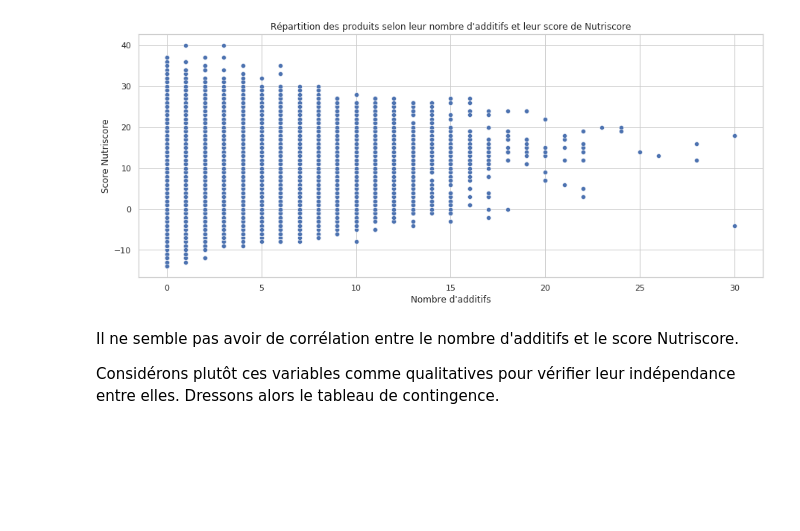
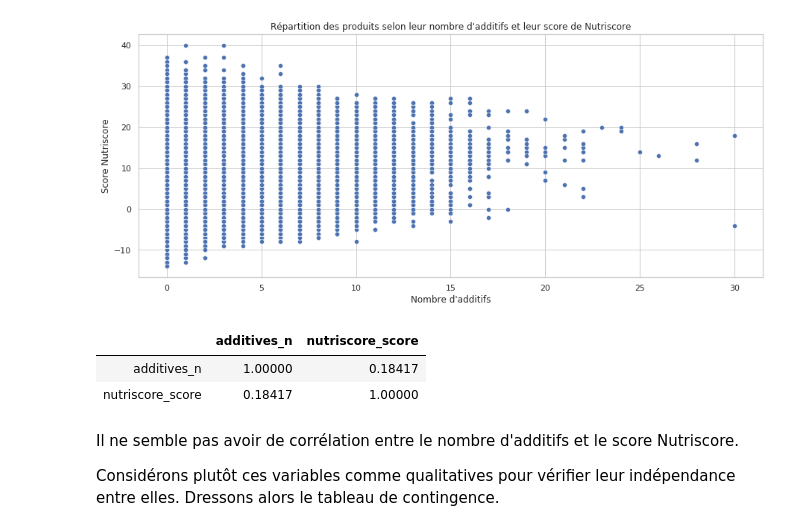
Before and after one commit to sebastienbourgeois/oc-p3-conception-application-sante-publique, a Jupyter notebook: PSante_02_notebookexploration.ipynb, the cells around one changed output. Cells and saved outputs as stored; diff of their text form; code cells hidden in the pictures; blank space fills up the shorter version.

Commit message:
Ajout de la matrice de corrélation entre les deux variables numériques score du Nutriscore et nombre d'additifs

```diff
--- a/PSante_02_notebookexploration.ipynb
+++ b/PSante_02_notebookexploration.ipynb
@@ -655,6 +655,12 @@ plt.xlabel('Nombre d\'additifs')
 # %% [output]
 Text(0.5, 0, "Nombre d'additifs")
 [figure]
+# %%
+open_food_facts_df.corr()
+# %% [output]
+|  | additives_n | nutriscore_score |
+| additives_n | 1.00000 | 0.18417 |
+| nutriscore_score | 0.18417 | 1.00000 |
 # %% [markdown]
 Il ne semble pas avoir de corrélation entre le nombre d'additifs et le score Nutriscore.
 
```
